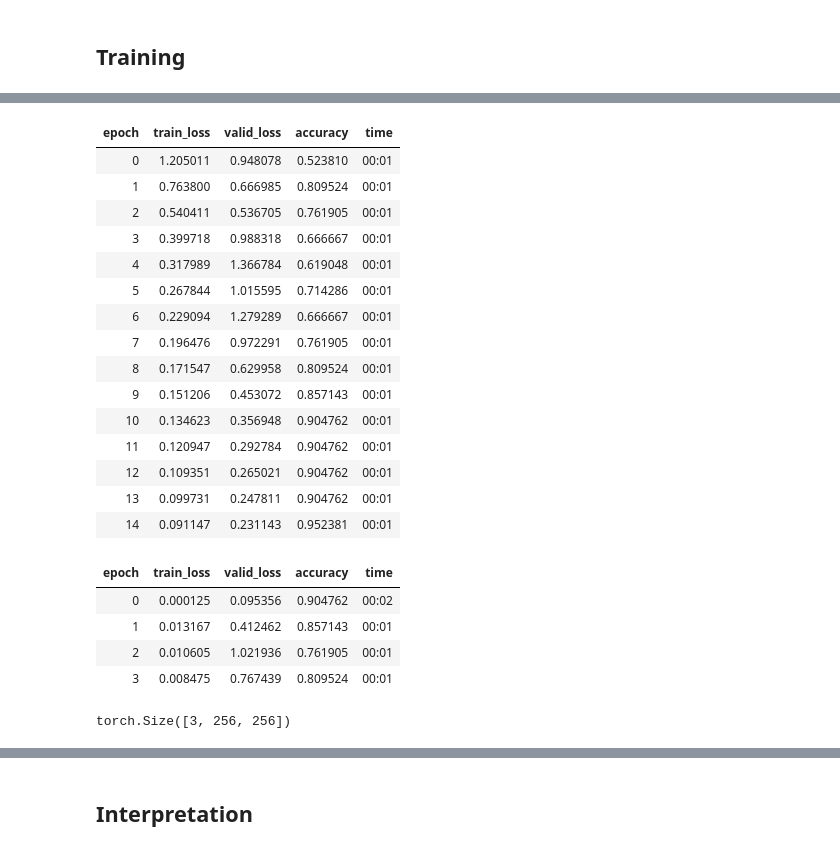
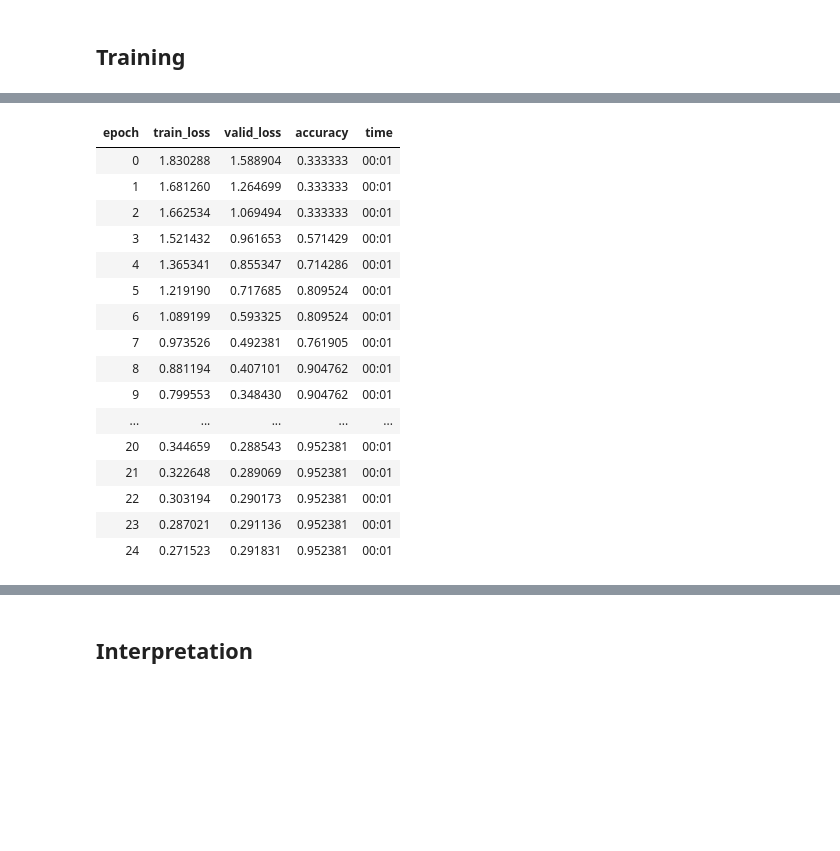
Before and after one commit to skaliy/audio_classification, a Jupyter notebook: nbs/spectogram_classification.ipynb, the cells around one changed output, grey strips where cells are left out. Saved outputs shown, nothing was run; the diff lists cells and outputs as text; code cells hidden in the pictures; blank space fills up the shorter version.

```diff
--- a/nbs/spectogram_classification.ipynb
+++ b/nbs/spectogram_classification.ipynb
@@ -47,4 +47,4 @@ print(data.classes)
 # %% [markdown]
 ## Training
 # %%
-learn = cnn_learner(data, models.resnet18, metrics=accuracy, ps =0.5)
+learn = cnn_learner(data, models.resnet18, metrics=accuracy, ps =0.6)
@@ -85,21 +70,22 @@ LR Finder is complete, type {learner_name}.recorder.plot() to see the graph.
 # %%
-lr= 3e-2
-learn.fit_one_cycle(15, slice(lr))
+lr= 1e-3
+learn.fit_one_cycle(25, slice(lr))
 # %% [output]
 | epoch | train_loss | valid_loss | accuracy | time |
-| 0 | 1.205011 | 0.948078 | 0.523810 | 00:01 |
-| 1 | 0.763800 | 0.666985 | 0.809524 | 00:01 |
-| 2 | 0.540411 | 0.536705 | 0.761905 | 00:01 |
-| 3 | 0.399718 | 0.988318 | 0.666667 | 00:01 |
-| 4 | 0.317989 | 1.366784 | 0.619048 | 00:01 |
-| 5 | 0.267844 | 1.015595 | 0.714286 | 00:01 |
-| 6 | 0.229094 | 1.279289 | 0.666667 | 00:01 |
-| 7 | 0.196476 | 0.972291 | 0.761905 | 00:01 |
-| 8 | 0.171547 | 0.629958 | 0.809524 | 00:01 |
-| 9 | 0.151206 | 0.453072 | 0.857143 | 00:01 |
-| 10 | 0.134623 | 0.356948 | 0.904762 | 00:01 |
-| 11 | 0.120947 | 0.292784 | 0.904762 | 00:01 |
-| 12 | 0.109351 | 0.265021 | 0.904762 | 00:01 |
-| 13 | 0.099731 | 0.247811 | 0.904762 | 00:01 |
-| 14 | 0.091147 | 0.231143 | 0.952381 | 00:01 |
+| 0 | 1.830288 | 1.588904 | 0.333333 | 00:01 |
+| 1 | 1.681260 | 1.264699 | 0.333333 | 00:01 |
+| 2 | 1.662534 | 1.069494 | 0.333333 | 00:01 |
+| 3 | 1.521432 | 0.961653 | 0.571429 | 00:01 |
+| 4 | 1.365341 | 0.855347 | 0.714286 | 00:01 |
+| 5 | 1.219190 | 0.717685 | 0.809524 | 00:01 |
+| 6 | 1.089199 | 0.593325 | 0.809524 | 00:01 |
+| 7 | 0.973526 | 0.492381 | 0.761905 | 00:01 |
+| 8 | 0.881194 | 0.407101 | 0.904762 | 00:01 |
+| 9 | 0.799553 | 0.348430 | 0.904762 | 00:01 |
+| ... | ... | ... | ... | ... |
+| 20 | 0.344659 | 0.288543 | 0.952381 | 00:01 |
+| 21 | 0.322648 | 0.289069 | 0.952381 | 00:01 |
+| 22 | 0.303194 | 0.290173 | 0.952381 | 00:01 |
+| 23 | 0.287021 | 0.291136 | 0.952381 | 00:01 |
+| 24 | 0.271523 | 0.291831 | 0.952381 | 00:01 |
 # %%
@@ -112,8 +92,0 @@ learn.save('stage-1')
-# %%
-learn.fit_one_cycle(4, slice(1e-6,lr/5))
-# %% [output]
-| epoch | train_loss | valid_loss | accuracy | time |
-| 0 | 0.000125 | 0.095356 | 0.904762 | 00:02 |
-| 1 | 0.013167 | 0.412462 | 0.857143 | 00:01 |
-| 2 | 0.010605 | 1.021936 | 0.761905 | 00:01 |
-| 3 | 0.008475 | 0.767439 | 0.809524 | 00:01 |
@@ -122,7 +92,0 @@ learn.fit_one_cycle(4, slice(1e-6,lr/5))
-# %%
-data = ImageDataBunch.from_folder(path, train="train_melspecs", valid='val_melspecs', ds_tfms=None, size=256, bs=bs)
-data.normalize(imagenet_stats)
-learn.data = data
-data.train_ds[0][0].shape
-# %% [output]
-torch.Size([3, 256, 256])
```
Also changed, not shown: parts of 24 cells of this notebook, 1 other file.
